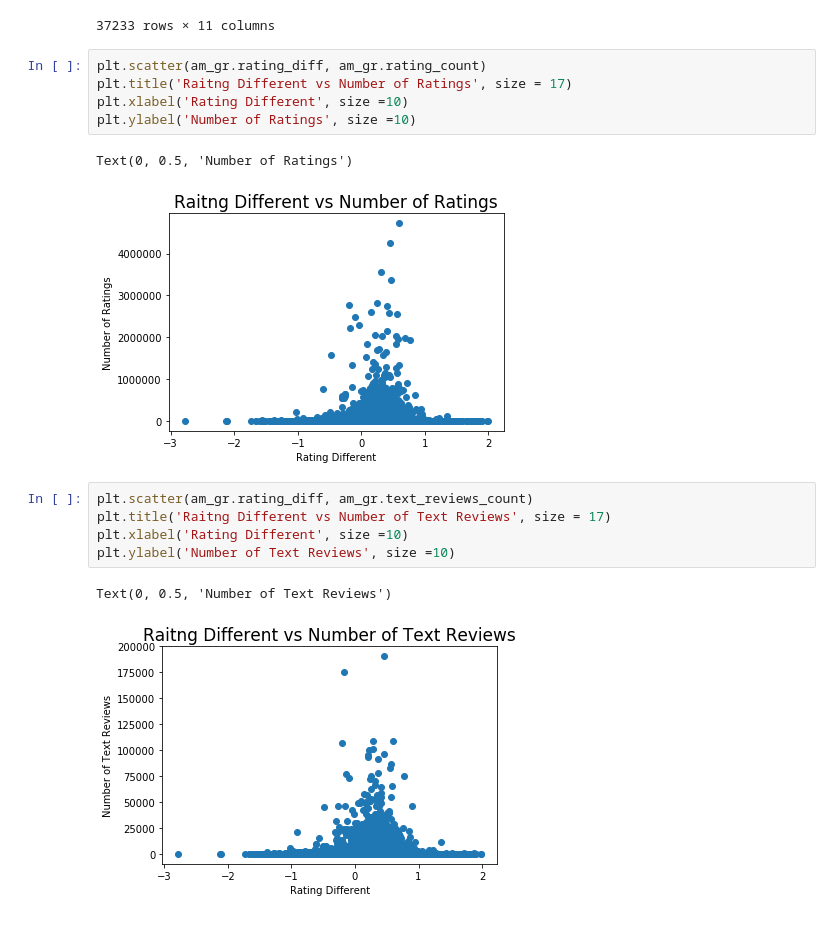
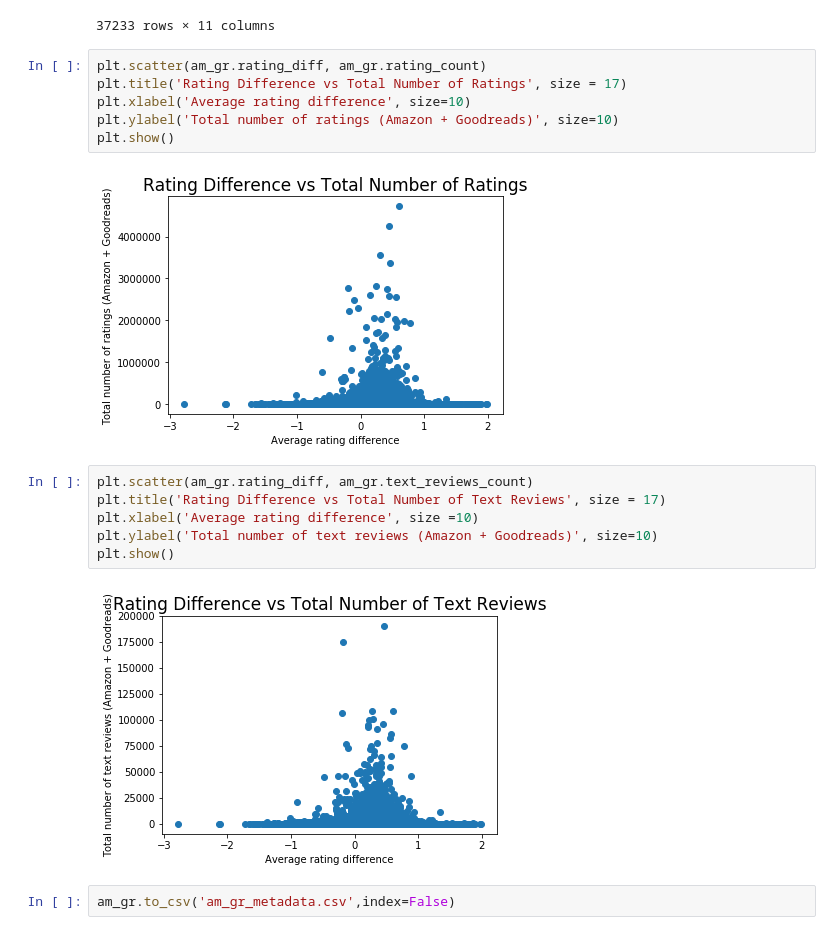
Before and after one commit to tlam7497/CapstoneProject, a Jupyter notebook: eda.ipynb, the cells around one changed output. Saved outputs shown, nothing was run; the diff lists cells and outputs as text.

```diff
--- a/eda.ipynb
+++ b/eda.ipynb
@@ -176,17 +215,19 @@ am_gr
 37233 rows × 11 columns
 # %%
 plt.scatter(am_gr.rating_diff, am_gr.rating_count)
-plt.title('Raitng Different vs Number of Ratings', size = 17)
-plt.xlabel('Rating Different', size =10)
-plt.ylabel('Number of Ratings', size =10)
+plt.title('Rating Difference vs Total Number of Ratings', size = 17)
+plt.xlabel('Average rating difference', size=10)
+plt.ylabel('Total number of ratings (Amazon + Goodreads)', size=10)
+plt.show()
 # %% [output]
-Text(0, 0.5, 'Number of Ratings')
-[figure, old version]
+[figure, new version]
 # %%
 plt.scatter(am_gr.rating_diff, am_gr.text_reviews_count)
-plt.title('Raitng Different vs Number of Text Reviews', size = 17)
-plt.xlabel('Rating Different', size =10)
-plt.ylabel('Number of Text Reviews', size =10)
+plt.title('Rating Difference vs Total Number of Text Reviews', size = 17)
+plt.xlabel('Average rating difference', size =10)
+plt.ylabel('Total number of text reviews (Amazon + Goodreads)', size=10)
+plt.show()
 # %% [output]
-Text(0, 0.5, 'Number of Text Reviews')
-[figure, old version]
+[figure, new version]
+# %%
+am_gr.to_csv('am_gr_metadata.csv',index=False)
```
Also changed, not shown: parts of 13 cells of this notebook.
